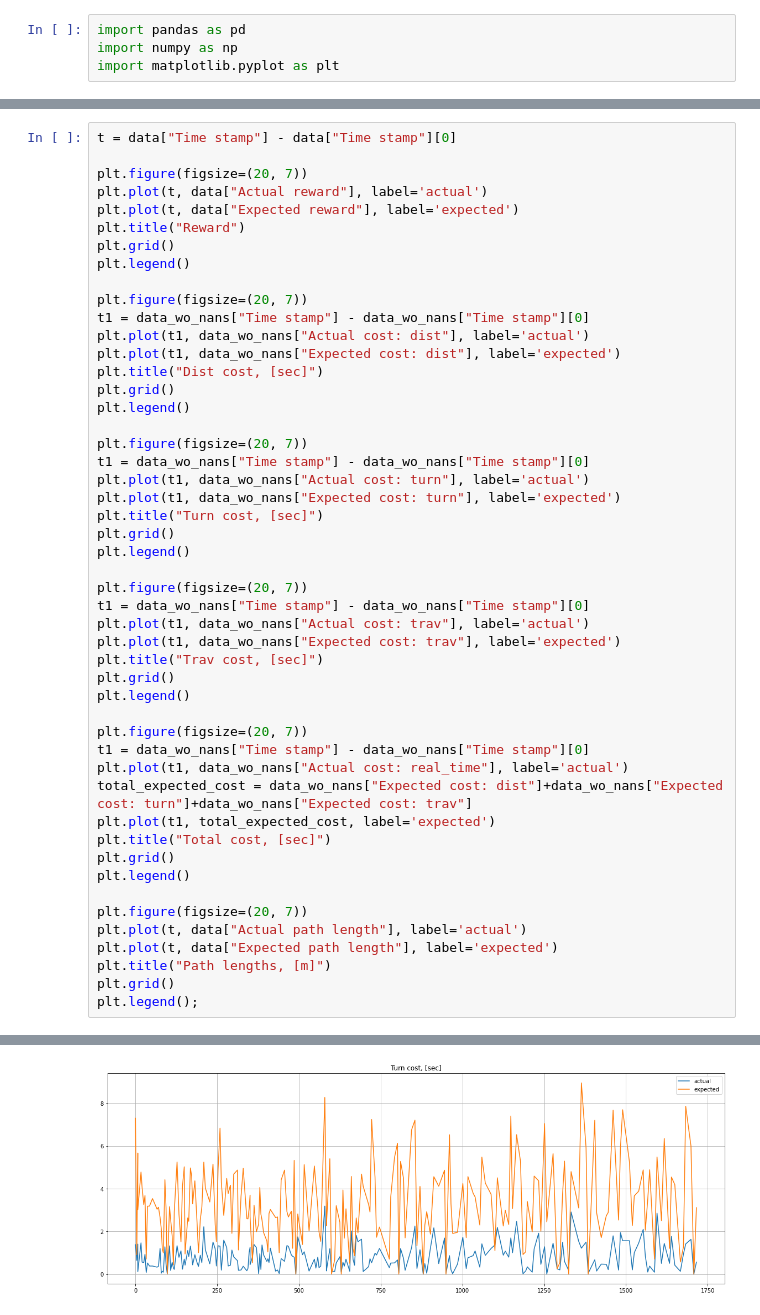
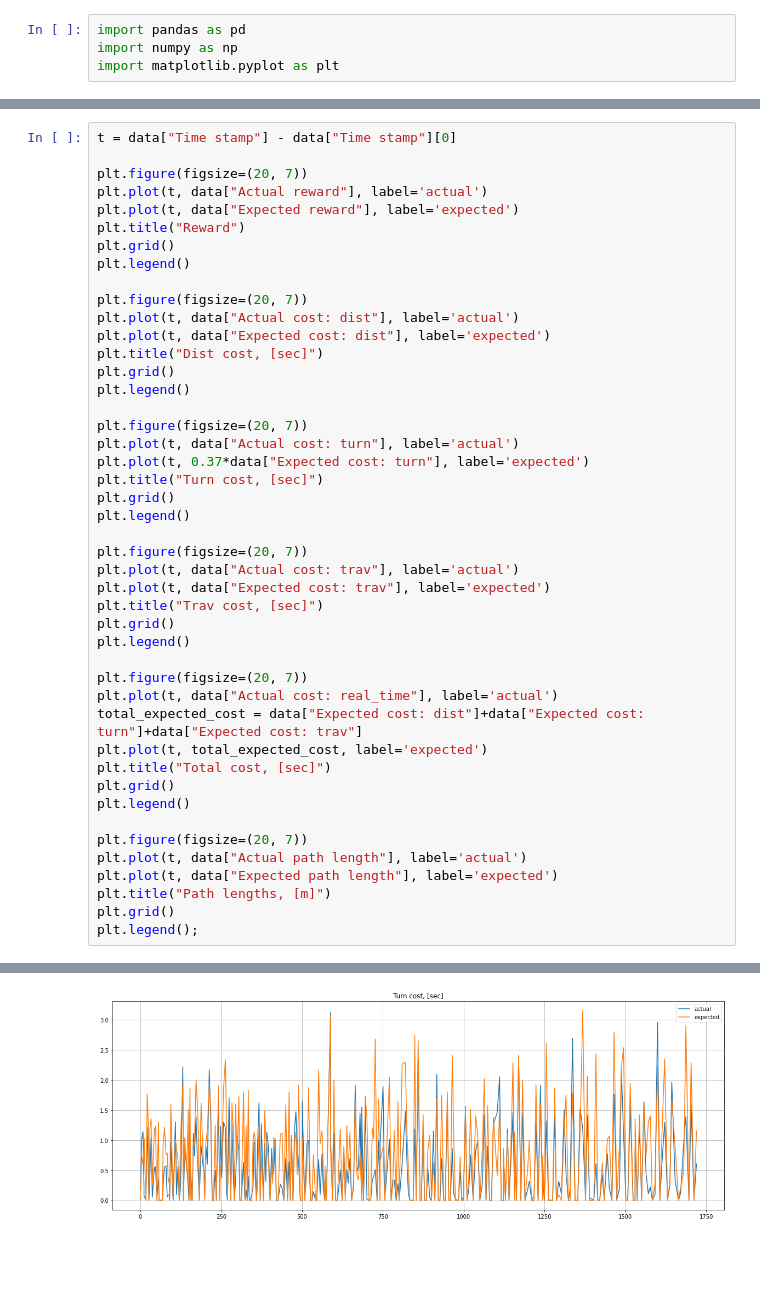
Before and after one commit to tpet/rpz_planning, a Jupyter notebook: notebooks/local_rewards_costs.ipynb, the cells around one changed output, grey strips where cells are left out. Drawn from its saved outputs; the diff is of its cells as text; blank space fills up the shorter version.

```diff
--- a/notebooks/local_rewards_costs.ipynb
+++ b/notebooks/local_rewards_costs.ipynb
@@ -24,34 +24,30 @@ plt.grid()
 plt.legend()
 
 plt.figure(figsize=(20, 7))
-t1 = data_wo_nans["Time stamp"] - data_wo_nans["Time stamp"][0]
-plt.plot(t1, data_wo_nans["Actual cost: dist"], label='actual')
-plt.plot(t1, data_wo_nans["Expected cost: dist"], label='expected')
+plt.plot(t, data["Actual cost: dist"], label='actual')
+plt.plot(t, data["Expected cost: dist"], label='expected')
 plt.title("Dist cost, [sec]")
 plt.grid()
 plt.legend()
 
 plt.figure(figsize=(20, 7))
-t1 = data_wo_nans["Time stamp"] - data_wo_nans["Time stamp"][0]
-plt.plot(t1, data_wo_nans["Actual cost: turn"], label='actual')
-plt.plot(t1, data_wo_nans["Expected cost: turn"], label='expected')
+plt.plot(t, data["Actual cost: turn"], label='actual')
+plt.plot(t, 0.37*data["Expected cost: turn"], label='expected')
 plt.title("Turn cost, [sec]")
 plt.grid()
 plt.legend()
 
 plt.figure(figsize=(20, 7))
-t1 = data_wo_nans["Time stamp"] - data_wo_nans["Time stamp"][0]
-plt.plot(t1, data_wo_nans["Actual cost: trav"], label='actual')
-plt.plot(t1, data_wo_nans["Expected cost: trav"], label='expected')
+plt.plot(t, data["Actual cost: trav"], label='actual')
+plt.plot(t, data["Expected cost: trav"], label='expected')
 plt.title("Trav cost, [sec]")
 plt.grid()
 plt.legend()
 
 plt.figure(figsize=(20, 7))
-t1 = data_wo_nans["Time stamp"] - data_wo_nans["Time stamp"][0]
-plt.plot(t1, data_wo_nans["Actual cost: real_time"], label='actual')
-total_expected_cost = data_wo_nans["Expected cost: dist"]+data_wo_nans["Expected cost: turn"]+data_wo_nans["Expected cost: trav"]
-plt.plot(t1, total_expected_cost, label='expected')
+plt.plot(t, data["Actual cost: real_time"], label='actual')
+total_expected_cost = data["Expected cost: dist"]+data["Expected cost: turn"]+data["Expected cost: trav"]
+plt.plot(t, total_expected_cost, label='expected')
 plt.title("Total cost, [sec]")
 plt.grid()
 plt.legend()
@@ -68 +64 @@ plt.legend();
-[figure, old version]
+[figure, new version]
```
Also changed, not shown: parts of 4 cells of this notebook, 5 other files.
